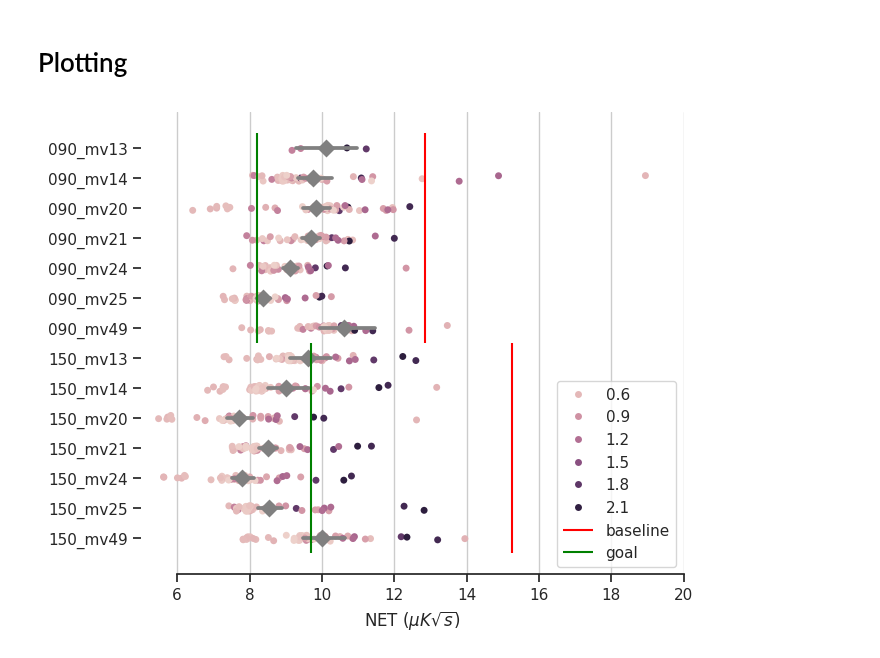
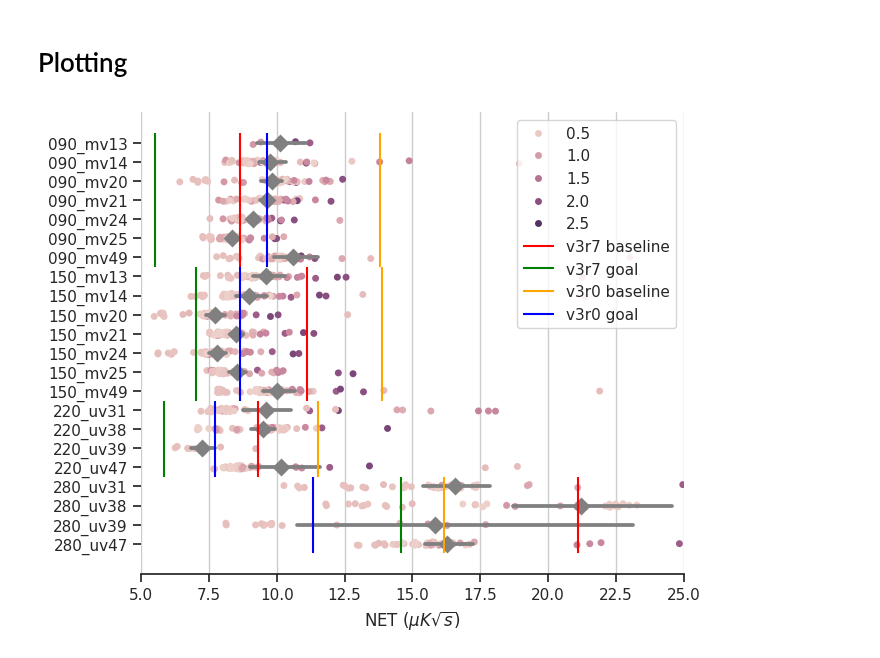
Before and after one commit to Sulla2012/LAT_Loading, a Jupyter notebook: nets.ipynb, the cells around one changed output. Saved outputs shown, nothing was run; the diff lists cells and outputs as text; code cells hidden in the pictures.

```diff
--- a/nets.ipynb
+++ b/nets.ipynb
@@ -121,8 +135,12 @@ chis = []
 obs = []
 pwvs = []
 ndets = []
+neps = []
+neis = []
+cals = []
+els = []
 
-freqs = ["090", "150"]#, "220", "280"]
+freqs = ["090", "150", "220", "280"]
 ufms = sorted(result_dict.keys())
 
 for freq in freqs: #This is slighly inefficient but the ezest way to sort by freq then ufm
@@ -139,6 +157,9 @@ for freq in freqs: #This is slighly inefficient but the ezest way to sort by fre
                 #cur_chis = cur_chis[flags]
                 cur_obs = np.array(net_dict[key][sub_key]["obs"])
                 cur_ndets = np.array(net_dict[key][sub_key]["ndets"])
+                cur_abscals = np.array(net_dict[key][sub_key]["raw_cal"])
+                cur_neis =net_dict[key][sub_key]["neps"]
+                cur_el = np.array(net_dict[key][sub_key]["el"])
 
                 label = str(freq)+"_"+str(ufm)
                 for j in range(len(cur_nets)):
@@ -150,6 +171,11 @@ for freq in freqs: #This is slighly inefficient but the ezest way to sort by fre
                         obs.append(cur_obs[j])
                         pwvs.append(cur_pwv)
                         ndets.append(cur_ndets[j])
+                        neps.append(cur_nets[j]/cur_abscals[j]*np.sqrt(2)*np.sqrt(cur_ndets[j]))
+                        cals.append(cur_abscals[j])
+                        els.append(cur_el[j])
+                        for nei in cur_neis[j]:
+                            neis.append(nei)
 
 labels = np.array(labels)
 nets = np.array(nets)
@@ -157,43 +183,63 @@ chis = np.array(chis)
 obs = np.array(obs)
 pwvs = np.array(pwvs)
 ndets = np.array(ndets)
+neps = np.array(neps)
+neis = np.array(neis)
+cals = np.array(cals)
+els = np.array(els)
 
-df = pd.DataFrame({'labels': labels, 'nets': nets, 'chis': chis, 'obs': obs, "ndets":ndets, "pwv":pwvs})
+df = pd.DataFrame({'labels': labels, 'nets': nets, 'chis': chis, 'obs': obs, "ndets":ndets, "pwv":pwvs, "neps":neps, "cals":cals, "el":els})
 # %%
 sns.set_theme(style="ticks")
 
 # Initialize the figure with a logarithmic x axis
 f, ax = plt.subplots(figsize=(7, 6))
 
 # Add in points to show each observation
 sns.pointplot(data=df, x="nets", y="labels", linestyle="none", marker="D", color="0.5", zorder=2)
 sns.stripplot(df, x="nets", y="labels", hue="pwv", zorder=1)
 
 
 
 ymax, ymin = ax.get_ylim()
-plt.vlines(4.01*np.sqrt(12)/1.08, ymin = ymin, ymax = 6.5, label="baseline", color="red")
-plt.vlines(2.56*np.sqrt(12)/1.08, ymin = ymin, ymax = 6.5, label="goal", color="green")
+#090 Goals
+plt.vlines(2.70*np.sqrt(12)/1.08, ymin = ymin, ymax = 6.5, label="v3r7 baseline", color="red")
+plt.vlines(1.72*np.sqrt(12)/1.08, ymin = ymin, ymax = 6.5, label="v3r7 goal", color="green")
 
-plt.vlines(4.76*np.sqrt(12)/1.08, ymin = 6.5, ymax = ymax, label=None, color="red")
-plt.vlines(3.02*np.sqrt(12)/1.08, ymin = 6.5, ymax = ymax, label=None, color="green")
-"""
-plt.vlines(1.0/(1e12*(sim["UHF"]["baseline"]["UHF_1"]["dpdt_rj"])), ymin = 13.5, ymax = 17.5, label=None, color="red")
-plt.vlines(1.0/(1e12*(sim["UHF"]["goal"]["UHF_1"]["dpdt_rj"])), ymin = 13.5, ymax = 17.5, label=None, color="green")
+plt.vlines(4.31*np.sqrt(12)/1.08, ymin = ymin, ymax = 6.5, label="v3r0 baseline", color="orange")
+plt.vlines(3.01*np.sqrt(12)/1.08, ymin = ymin, ymax = 6.5, label="v3r0 goal", color="blue")
 
-plt.vlines(1.0/(1e12*(sim["UHF"]["baseline"]["UHF_2"]["dpdt_rj"])), ymin = 17.5, ymax = ymax, label=None, color="red")
-plt.vlines(1.0/(1e12*(sim["UHF"]["goal"]["UHF_2"]["dpdt_rj"])), ymin = 17.5, ymax = ymax, label=None, color="green")
-"""
+#150 Goals
+plt.vlines(3.21*np.sqrt(12)/1.0, ymin = 6.5, ymax = 13.5, label=None, color="red")
+plt.vlines(2.03*np.sqrt(12)/1.0, ymin = 6.5, ymax = 13.5, label=None, color="green")
 
-plt.xlim(5, 20)
+plt.vlines(4.01*np.sqrt(12)/1.0, ymin = 6.5, ymax = 13.5, label=None, color="orange")
+plt.vlines(2.50*np.sqrt(12)/1.0, ymin = 6.5, ymax = 13.5, label=None, color="blue")
+
+#220 Goals
+plt.vlines(3.84*np.sqrt(6)/1.01, ymin = 13.5, ymax = 17.5, label=None, color="red")
+plt.vlines(2.41*np.sqrt(6)/1.01, ymin = 13.5, ymax = 17.5, label=None, color="green")
+
+plt.vlines(4.71*np.sqrt(6)/1.0, ymin = 13.5, ymax = 17.5, label=None, color="orange")
+plt.vlines(3.16*np.sqrt(6)/1.0, ymin = 13.5, ymax = 17.5, label=None, color="blue")
+
+#280 Goals
+plt.vlines(8.61*np.sqrt(6)/1.0, ymin = 17.5, ymax = ymax, label=None, color="red")
+plt.vlines(5.95*np.sqrt(6)/1.0, ymin = 17.5, ymax = ymax, label=None, color="green")
+
+plt.vlines(6.60*np.sqrt(6)/1.0, ymin = 17.5, ymax = ymax, label=None, color="orange")
+plt.vlines(4.63*np.sqrt(6)/1.0, ymin = 17.5, ymax = ymax, label=None, color="blue")
+
+
+plt.xlim(5, 25)
 
 # Tweak the visual presentation
 ax.xaxis.grid(True)
 ax.set(xlabel="NET ($\mu K \sqrt{s}$)", ylabel="")
 sns.despine(trim=True, left=True)
 
 plt.legend()
 f.savefig("./plts/nets/nets.pdf", dpi=600, bbox_inches='tight')
 f.savefig("./plts/nets/nets.png", dpi=600, bbox_inches='tight')
 # %% [output]
-[figure, old version]
+[figure, new version]
```
Also changed, not shown: parts of 20 cells of this notebook, 7 other files.
